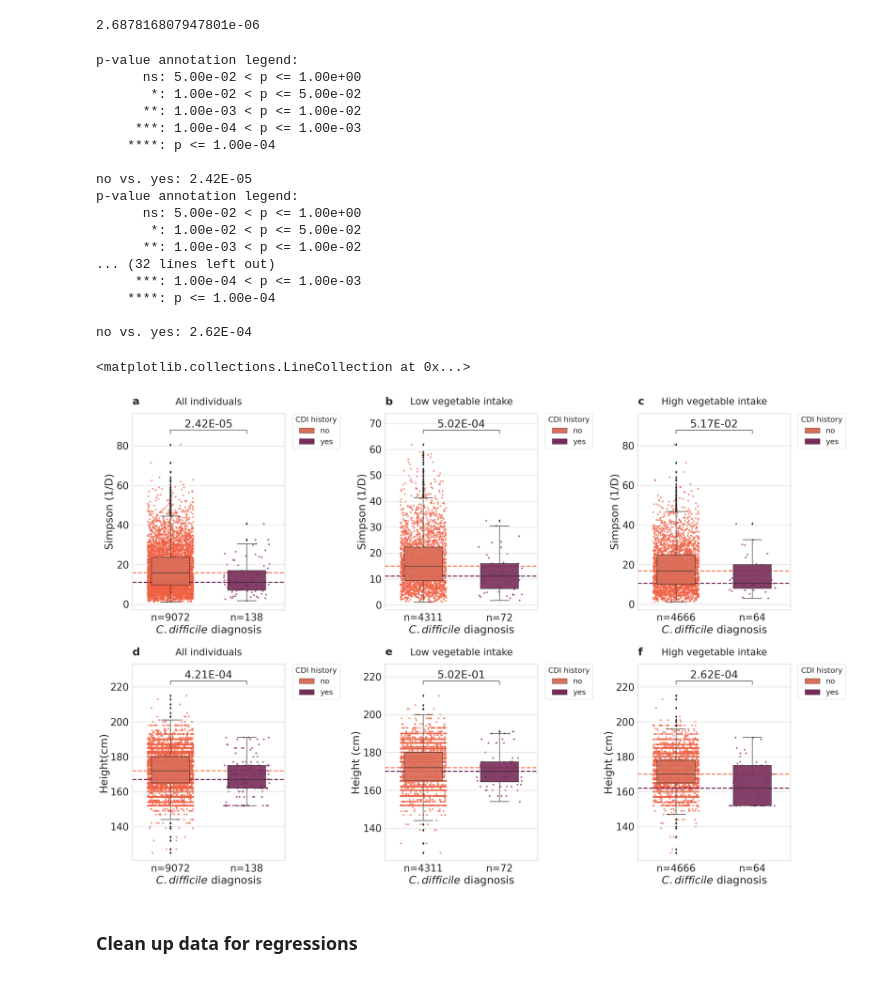
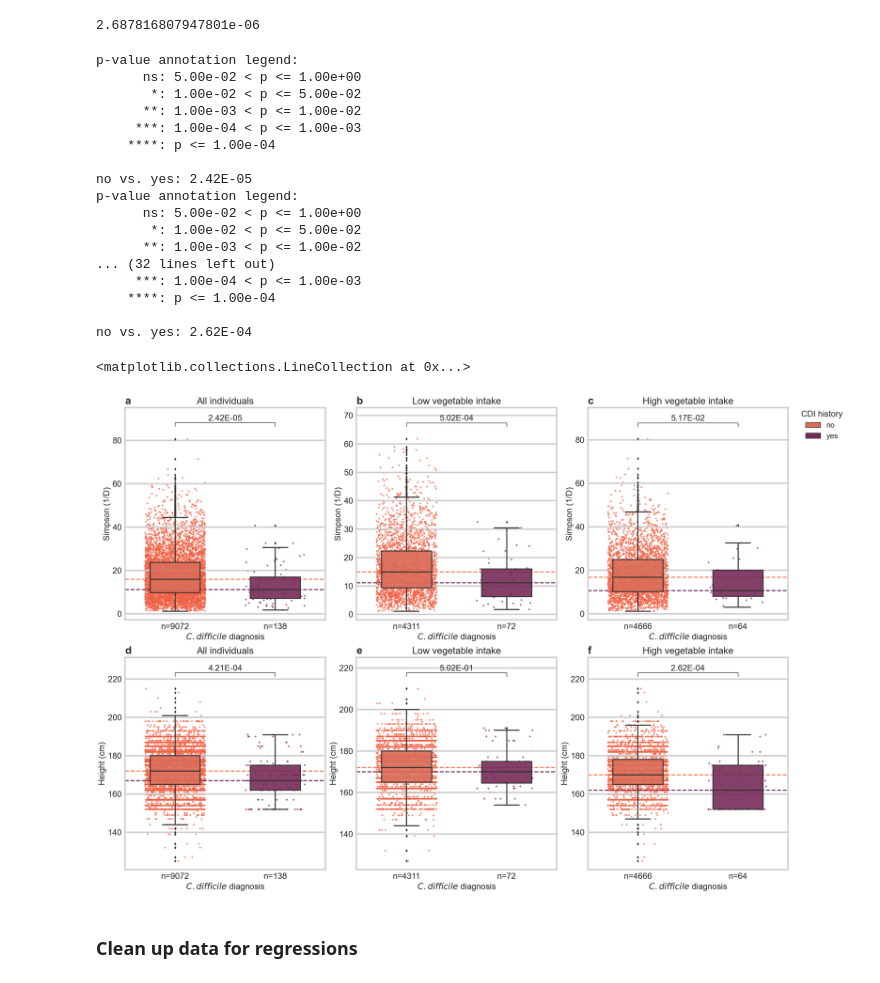
Before and after one commit to Gibbons-Lab/IBT-and-the-Gut-Microbiome, a Jupyter notebook: AmGut_Multiplot.ipynb, the cells around one changed output. Saved outputs shown, nothing was run; the diff lists cells and outputs as text; code cells hidden in the pictures.

```diff
--- a/AmGut_Multiplot.ipynb
+++ b/AmGut_Multiplot.ipynb
@@ -250,20 +254,28 @@ pvalue=8.063450E-06, corrected=2.419035E-05, t=-4.758757065895591
 # %%
 from statannotations.Annotator import Annotator
 
-sns.set_theme(style='whitegrid',font_scale=2.5)
+# sns.set_theme(style='whitegrid',font_scale=2.5)
+size = 30
 fig, axs = plt.subplots(2,3,figsize=(30,20), tight_layout=True)
-size = 30
-params= {'axes.labelsize':size*0.9,
-         'axes.titlesize':size*.9,
+params= {'axes.labelsize':size*0.8,
+         'axes.titlesize':size*0.9,
          'xtick.labelsize':size*0.8,
          'ytick.labelsize':size*0.8,
-         'axes.titlepad':25,
-         'grid.linewidth':15,
+         'axes.titlepad':10,
+         'grid.linewidth':4,
+         'lines.linewidth':3,
+         'axes.linewidth':4,
+         'figure.subplot.hspace':0.9,
+         'figure.subplot.wspace':0.9,
+         'font.family':'sans-serif',
+         'font.sans-serif':'Arial',
          'patch.force_edgecolor': True}
 plt.rcParams.update(params)
+sns.set_theme(style='whitegrid', rc=params)
+
 
 # Plot labels
-axs[0,0].set_title('a', loc='left', fontweight='bold', fontsize=size)
+axs[0,0].set_title('a', loc='left', fontweight='bold',fontsize=size)
 axs[0,1].set_title('b', loc='left', fontweight='bold', fontsize=size)
 axs[0,2].set_title('c', loc='left', fontweight='bold', fontsize=size)
 axs[1,0].set_title('d', loc='left', fontweight='bold', fontsize=size)
@@ -282,7 +294,7 @@ high_nobs = high_nobs['diagnosis'].value_counts()
 
 axs[0,0] = sns.boxplot(data=cdiff, x=x, y=y, ax=axs[0,0], palette='rocket_r', boxprops=dict(alpha=0.9), width=0.5, hue='diagnosis', dodge=False)
 axs[0,0]=sns.stripplot(data=cdiff, x=x, y=y, ax=axs[0,0], palette='rocket_r', alpha=0.7, jitter=0.3, zorder=0)
-axs[0,0].legend(title='CDI history', bbox_to_anchor=(1.05, 1), loc='upper left', borderaxespad=0, fontsize=size*0.7, title_fontsize=size*0.7)
+axs[0,0].legend([],[],frameon=False)
 axs[0,0].set_xticklabels([f"n={nobs['no']}", f"n={nobs['yes']}"])
 axs[0,0].set(xlabel='$C. difficile$ diagnosis', ylabel='Simpson (1/D)', title='All individuals')
 
@@ -294,12 +306,11 @@ pvalue = stats.ttest_ind(cdiff[cdiff['diagnosis']=='yes']['simpson'].dropna(), c
 pvalue=pvalue*3
 pvalue = [f'{pvalue:.2E}']
 annotator = Annotator(ax=axs[0,0], pairs=[('yes', 'no')], data=cdiff, x=x, y=y)
-annotator.set_custom_annotations(pvalue).annotate()
-# annotator.configure(test='t-test_welch', text_format='simple', comparisons_correction='Bonferroni', show_test_name=False).apply_test(num_comparisons=3).annotate()
+annotator.configure(fontsize=size*0.8).set_custom_annotations(pvalue).annotate()
 
 axs[0,1] = sns.boxplot(data = veggies[veggies['vegetable_consumption']=='low'], x=x, y=y, palette='rocket_r', ax=axs[0,1],boxprops=dict(alpha=0.9), width=0.5, hue='diagnosis', dodge=False)
 axs[0,1] = sns.stripplot(data=veggies[veggies['vegetable_consumption']=='low'], x=x, y=y, palette='rocket_r', ax=axs[0,1], alpha = 0.7, jitter=0.3, zorder=0)
-axs[0,1].legend(title='CDI history', bbox_to_anchor=(1.05, 1), loc='upper left', borderaxespad=0, fontsize=size*0.7, title_fontsize=size*0.7)
+axs[0,1].legend([],[],frameon=False)
 axs[0,1].set_xticklabels([f"n={low_nobs['no']}", f"n={low_nobs['yes']}"])
 axs[0,1].set(xlabel = '$C. difficile$ diagnosis', ylabel = 'Simpson (1/D)', title='Low vegetable intake')
 
@@ -308,23 +319,21 @@ pvalue = stats.ttest_ind(veggies[(veggies['vegetable_consumption']=='low')&(vegg
 pvalue=pvalue*3
 pvalue = [f'{pvalue:.2E}']
 
-annotator.set_custom_annotations(pvalue).annotate()
-# annotator.configure(test='t-test_welch', text_format='simple', comparisons_correction='Bonferroni', show_test_name=False).apply_test(num_comparisons=3).annotate()
+annotator.configure(fontsize=size*0.8).set_custom_annotations(pvalue).annotate()
 axs[0,1].hlines(y=lowveg_median_simp['no'], xmin=-0.5, xmax=1.5, color=orange, linewidths=3, linestyles='dashed', zorder=0)
 axs[0,1].hlines(y=lowveg_median_simp['yes'], xmin=-0.5, xmax=1.5, color=purple, linewidths=3, linestyles='dashed', zorder=0)
 
 axs[0,2] = sns.boxplot(ax=axs[0,2],data=veggies[veggies['vegetable_consumption']=='high'], x=x, y=y, palette='rocket_r', boxprops=dict(alpha=0.9), width=0.5, hue='diagnosis', dodge=False)
 axs[0,2] = sns.stripplot(ax=axs[0,2], data=veggies[veggies['vegetable_consumption']=='high'], x=x, y=y, palette='rocket_r', alpha = 0.7, jitter=0.3, zorder=0)
-axs[0,2].legend(title='CDI history', bbox_to_anchor=(1.05, 1), loc='upper left', borderaxespad=0, fontsize=size*0.7, title_fontsize=size*0.7)
+axs[0,2].legend(title='CDI history', bbox_to_anchor=(1.05, 1), loc='upper left', borderaxespad=0, fontsize=size*0.7, title_fontsize=size*0.8, frameon=False)
 axs[0,2].set_xticklabels([f"n={high_nobs['no']}", f"n={high_nobs['yes']}"])
 axs[0,2].set(xlabel = '$C. difficile$ diagnosis', ylabel = 'Simpson (1/D)', title='High vegetable intake')
 
 annotator = Annotator(ax=axs[0,2], pairs=[('yes','no')], data=veggies[veggies['vegetable_consumption']=='high'], x=x, y=y)
-# annotator.configure(test='t-test_welch', text_format='simple', comparisons_correction='Bonferroni', show_test_name=False).apply_test(num_comparisons=3).annotate()
 pvalue = stats.ttest_ind(veggies[(veggies['vegetable_consumption']=='high')&(veggies['diagnosis']=='yes')]['simpson'].dropna(), veggies[(veggies['vegetable_consumption']=='high')&(veggies['diagnosis']=='no')]['simpson'].dropna(), equal_var=False).pvalue
 pvalue=pvalue*3
 pvalue = [f'{pvalue:.2E}']
-annotator.set_custom_annotations(pvalue).annotate()
+annotator.configure(fontsize=size*0.8).set_custom_annotations(pvalue).annotate()
 
 axs[0,2].hlines(y=highveg_median_simp['no'], xmin=-0.5, xmax=1.5, color=orange, linewidths=3, linestyles='dashed', zorder=0)
 axs[0,2].hlines(y=highveg_median_simp['yes'], xmin=-0.5, xmax=1.5, color=purple, linewidths=3, linestyles='dashed', zorder=0)
@@ -334,72 +343,68 @@ y = 'height_cm'
 
 axs[1,0] = sns.boxplot(data =cdiff, x=x, y=y, ax=axs[1,0], palette='rocket_r', boxprops=dict(alpha=0.9), width=0.5, hue='diagnosis', dodge=False)
 axs[1,0] = sns.stripplot(data=cdiff, x=x, y=y, ax=axs[1,0], palette='rocket_r', alpha = 0.7, jitter=0.3, zorder=0)
-axs[1,0].legend(title='CDI history', bbox_to_anchor=(1.05, 1), loc='upper left', borderaxespad=0, fontsize=size*0.7, title_fontsize=size*0.7)
+axs[1,0].legend([],[],frameon=False)
 axs[1,0].set_xticklabels([f"n={nobs['no']}", f"n={nobs['yes']}"])
-axs[1,0].set(xlabel='$C. difficile$ diagnosis', ylabel='Height(cm)', title='All individuals')
+axs[1,0].set(xlabel='$C. difficile$ diagnosis', ylabel='Height (cm)', title='All individuals')
 
 annotator=Annotator(ax=axs[1,0], pairs=[('yes', 'no')], data=cdiff, x=x, y=y)
 pvalue = stats.ttest_ind(cdiff[cdiff['diagnosis']=='yes']['height_cm'].dropna(), cdiff[cdiff['diagnosis']=='no']['height_cm'].dropna(), equal_var=False).pvalue
 pvalue=pvalue*3
 pvalue = [f'{pvalue:.2E}']
-annotator.set_custom_annotations(pvalue).annotate()
-# annotator.configure(test='t-test_welch', text_format='simple', comparisons_correction='Bonferroni', show_test_name=False).apply_test(num_comparisons=3).annotate()
+annotator.configure(fontsize=size*0.8).set_custom_annotations(pvalue).annotate()
 
 axs[1,0].hlines(y=median_height['no'], xmin=-0.5, xmax=1.5, color=orange, linewidths=3, linestyles='dashed', zorder=0)
 axs[1,0].hlines(y=median_height['yes'], xmin=-0.5, xmax=1.5, color=purple, linewidths=3, linestyles='dashed', zorder=0)
 
 axs[1,1] = sns.boxplot(data = veggies[veggies['vegetable_consumption']=='low'], x=x, y=y, palette='rocket_r', ax=axs[1,1], boxprops=dict(alpha=0.9), width=0.5, hue='diagnosis', dodge=False)
 axs[1,1] = sns.stripplot(data=veggies[veggies['vegetable_consumption']=='low'], x=x, y=y, palette='rocket_r', ax=axs[1,1], alpha=0.7, jitter=0.3, zorder=0)
-axs[1,1].legend(title='CDI history', bbox_to_anchor=(1.05, 1), loc='upper left', borderaxespad=0, fontsize=size*0.7, title_fontsize=size*0.7)
+axs[1,1].legend([],[],frameon=False)
 axs[1,1].set_xticklabels([f"n={low_nobs['no']}", f"n={low_nobs['yes']}"])
-axs[1,1].set(xlabel = '$C. difficile$ diagnosis', ylabel = 'Height (cm)', title='Low vegetable intake')
+axs[1,1].set(xlabel='$C. difficile$ diagnosis', ylabel = 'Height (cm)', title='Low vegetable intake')
 
 annotator=Annotator(ax=axs[1,1], pairs=[('yes','no')], data=veggies[veggies['vegetable_consumption']=='low'], x=x, y=y)
 pvalue = stats.ttest_ind(veggies[(veggies['vegetable_consumption']=='low')&(veggies['diagnosis']=='yes')]['height_cm'].dropna(), veggies[(veggies['vegetable_consumption']=='low')&(veggies['diagnosis']=='no')]['height_cm'].dropna(), equal_var=False).pvalue
 pvalue=pvalue*3
 pvalue = [f'{pvalue:.2E}']
-annotator.set_custom_annotations(pvalue).annotate()
-# annotator.configure(test='t-test_welch', text_format='simple', comparisons_correction='Bonferroni', show_test_name=False).apply_test(num_comparisons=3).annotate()
+annotator.configure(fontsize=size*0.8).set_custom_annotations(pvalue).annotate()
 
 axs[1,1].hlines(y=lowveg_median_height['no'], xmin=-0.5, xmax=1.5, color=orange, linewidths=3, linestyles='dashed', zorder=0)
 axs[1,1].hlines(y=lowveg_median_height['yes'], xmin=-0.5, xmax=1.5, color=purple, linewidths=3, linestyles='dashed', zorder=0)
 
 axs[1,2] = sns.boxplot(ax=axs[1,2],data=veggies[veggies['vegetable_consumption']=='high'], x=x, y=y, palette='rocket_r', boxprops=dict(alpha=0.9), width=0.5, hue='diagnosis', dodge=False)
 axs[1,2] = sns.stripplot(ax=axs[1,2], data=veggies[veggies['vegetable_consumption']=='high'], x=x, y=y, palette='rocket_r', alpha=0.7, jitter=0.3, zorder=0)
-axs[1,2].legend(title='CDI history', bbox_to_anchor=(1.05, 1), loc='upper left', borderaxespad=0, fontsize=size*0.7, title_fontsize=size*0.7)
+axs[1,2].legend([],[],frameon=False)
 axs[1,2].set_xticklabels([f"n={high_nobs['no']}", f"n={high_nobs['yes']}"])
-axs[1,2].set(xlabel = '$C. difficile$ diagnosis', ylabel = 'Height (cm)', title='High vegetable intake')
+axs[1,2].set(xlabel='$C. difficile$ diagnosis', ylabel = 'Height (cm)', title='High vegetable intake')
 
 annotator=Annotator(ax=axs[1,2], pairs=[('yes', 'no')], data=veggies[veggies['vegetable_consumption']=='high'], x=x, y=y)
 pvalue = stats.ttest_ind(veggies[(veggies['vegetable_consumption']=='high')&(veggies['diagnosis']=='yes')]['height_cm'].dropna(), veggies[(veggies['vegetable_consumption']=='high')&(veggies['diagnosis']=='no')]['height_cm'].dropna(), equal_var=False).pvalue
 pvalue=pvalue*3
 pvalue = [f'{pvalue:.2E}']
-annotator.set_custom_annotations(pvalue).annotate()
-# annotator.configure(test='t-test_welch', text_format='simple', comparisons_correction='Bonferroni', show_test_name=False).apply_test(num_comparisons=3).annotate()
-
+annotator.configure(fontsize=size*0.8).set_custom_annotations(pvalue).annotate()
 
 axs[1,2].hlines(y=highveg_median_height['no'], xmin=-0.5, xmax=1.5, color=orange, linewidths=3, linestyles='dashed', zorder=0)
 axs[1,2].hlines(y=highveg_median_height['yes'], xmin=-0.5, xmax=1.5, color=purple, linewidths=3, linestyles='dashed', zorder=0)
 # %% [output]
 p-value annotation legend:
       ns: 5.00e-02 < p <= 1.00e+00
        *: 1.00e-02 < p <= 5.00e-02
       **: 1.00e-03 < p <= 1.00e-02
      ***: 1.00e-04 < p <= 1.00e-03
     ****: p <= 1.00e-04
 
 no vs. yes: 2.42E-05
 p-value annotation legend:
       ns: 5.00e-02 < p <= 1.00e+00
        *: 1.00e-02 < p <= 5.00e-02
       **: 1.00e-03 < p <= 1.00e-02
 ... (32 lines left out)
      ***: 1.00e-04 < p <= 1.00e-03
     ****: p <= 1.00e-04
 
 no vs. yes: 2.62E-04
 <matplotlib.collections.LineCollection at 0x...>
-[figure, old version]
+[figure, new version]
 # %%
 fig.savefig(genpath+'/output/cdiff_boxplots.pdf', bbox_inches='tight')
 fig.savefig(genpath+'/output/cdiff_boxplots.png', bbox_inches='tight')
```
Also changed, not shown: parts of 1 cell of this notebook, 21 other files.
